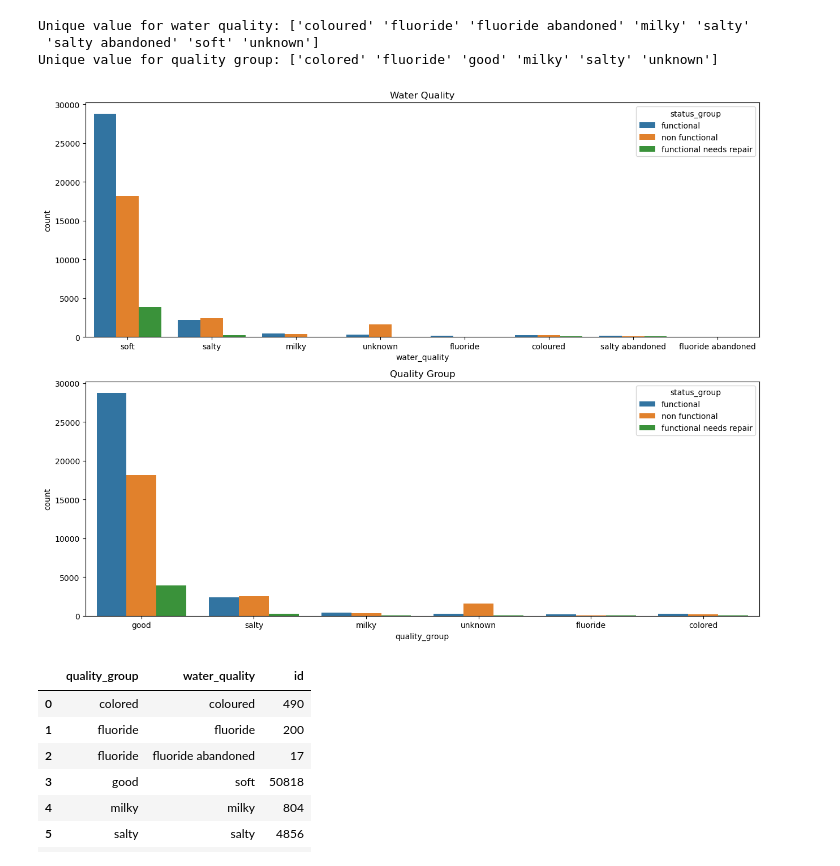
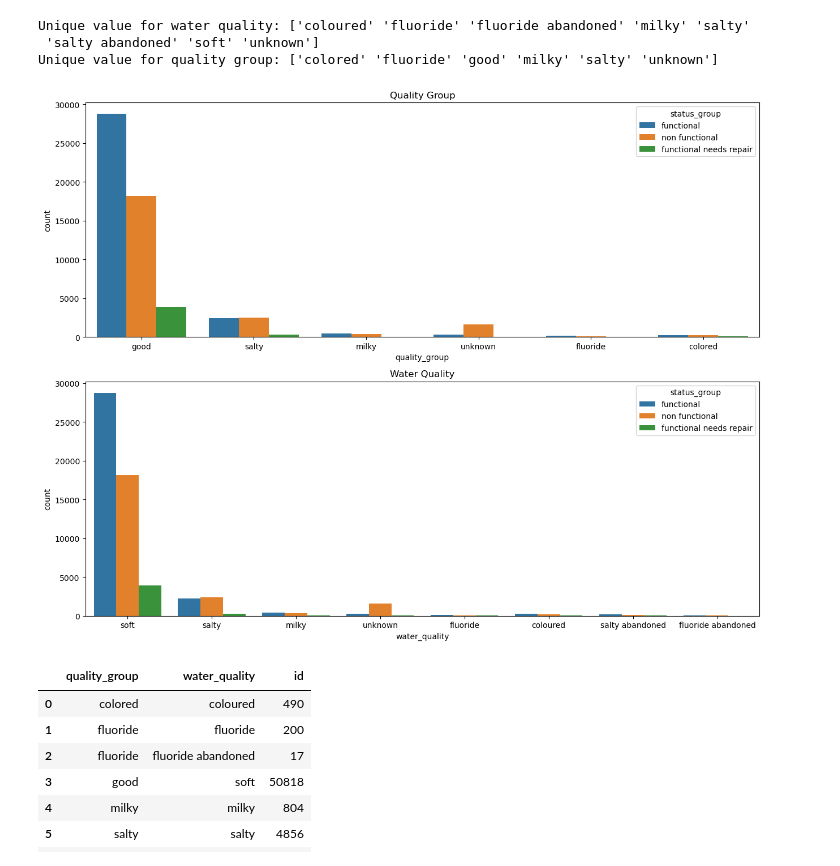
Before and after one commit to ShelbyChai/Pump-it-Up-Data-Mining-the-Water-Table, a Jupyter notebook: Data Mining the Water.ipynb, the cells around one changed output. Cells and saved outputs as stored; diff of their text form; code cells hidden in the pictures.

```diff
--- a/Data Mining the Water.ipynb
+++ b/Data Mining the Water.ipynb
@@ -1128,14 +1200,14 @@ Unique value for water quality: ['coloured' 'fluoride' 'fluoride abandoned' 'mil
 Unique value for quality group: ['colored' 'fluoride' 'good' 'milky' 'salty' 'unknown']
 # %%
 fig, ax = plt.subplots(2, 1, figsize=(13, 10))
-sns.countplot(data=df_train_merged, x='water_quality', hue='status_group', ax=ax[0])
-ax[0].set_title('Water Quality')
-sns.countplot(data=df_train_merged, x='quality_group', hue='status_group', ax=ax[1])
-ax[1].set_title('Quality Group')
+sns.countplot(data=df_train_merged, x='quality_group', hue='status_group', ax=ax[0])
+ax[0].set_title('Quality Group')
+sns.countplot(data=df_train_merged, x='water_quality', hue='status_group', ax=ax[1])
+ax[1].set_title('Water Quality')
 plt.tight_layout()
 plt.show()
 # %% [output]
-[figure, old version]
+[figure, new version]
 # %%
 # Display the combination quality_group & water_quality with respect to its count in the 'id' column
 df_train_merged.groupby(['quality_group', 'water_quality'])['id'].count().reset_index()
```
Also changed, not shown: parts of 34 cells of this notebook.
